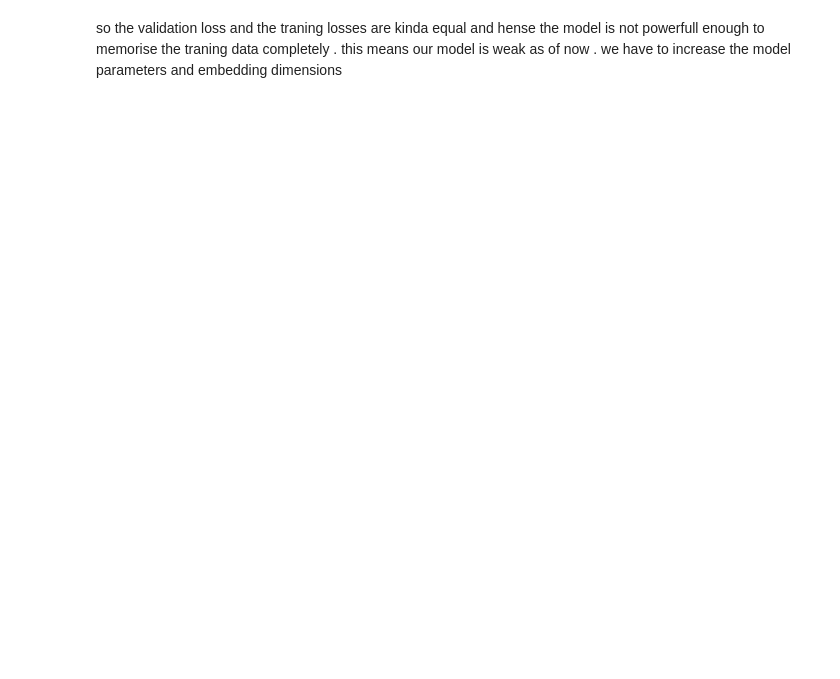
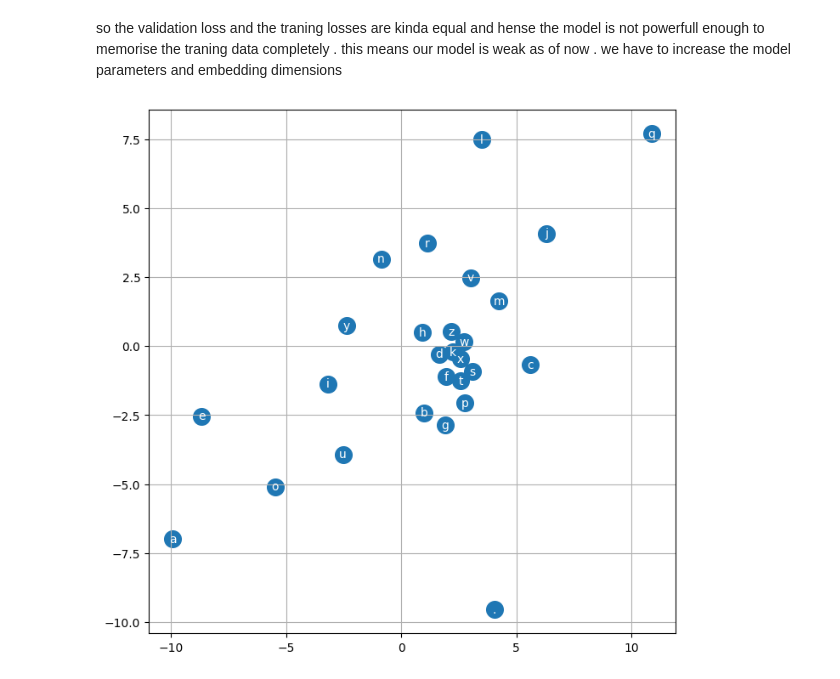
Before and after one commit to AshishRaj04/makemore, a Jupyter notebook: makemore_part2.ipynb, the cells around one changed output. Drawn from its saved outputs; the diff is of its cells as text; code cells hidden in the pictures; blank space fills up the shorter version.

```diff
--- a/makemore_part2.ipynb
+++ b/makemore_part2.ipynb
@@ -270,3 +286,12 @@ loss
 # %% [markdown]
 so the validation loss and the traning losses are kinda equal and hense the model is not powerfull enough to memorise the traning data completely .
 this means our model is weak as of now . we have to increase the model parameters and embedding dimensions
+# %%
+plt.figure(figsize=(8,8))
+plt.scatter(C[:,0].numpy(), C[:,1].numpy(), s=200)
+for i in range(C.shape[0]):
+    plt.text(C[i,0].numpy().item(), C[i,1].numpy().item(), idx_to_str[i], ha="center", va="center", color='white')
+plt.grid('minor')
+# plt.savefig('learned_emb.png')
+# %% [output]
+[figure, added]
```
Also changed, not shown: parts of 13 cells of this notebook.
